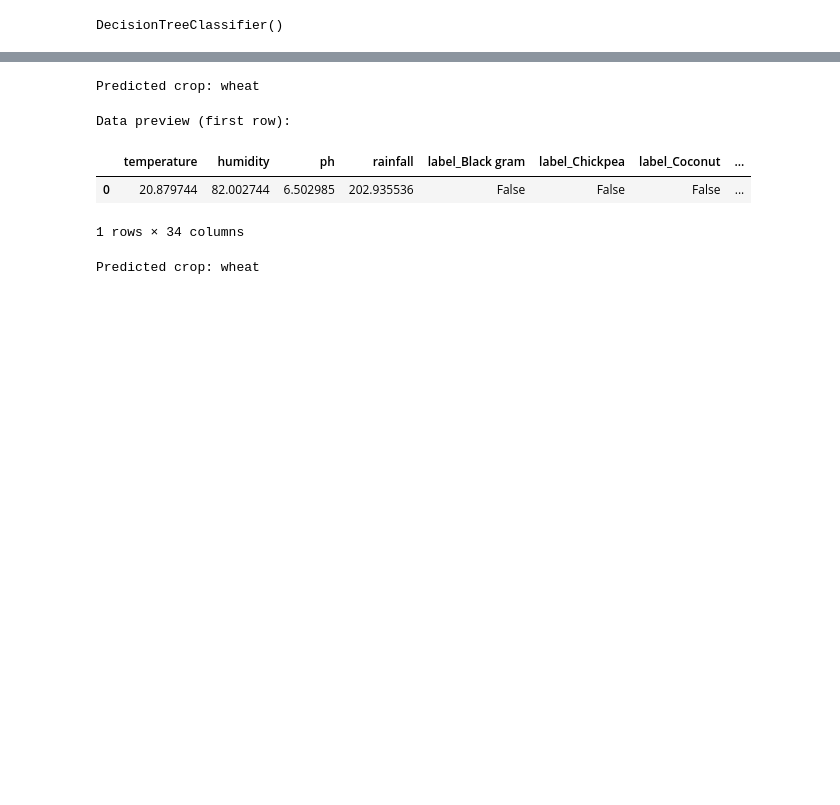
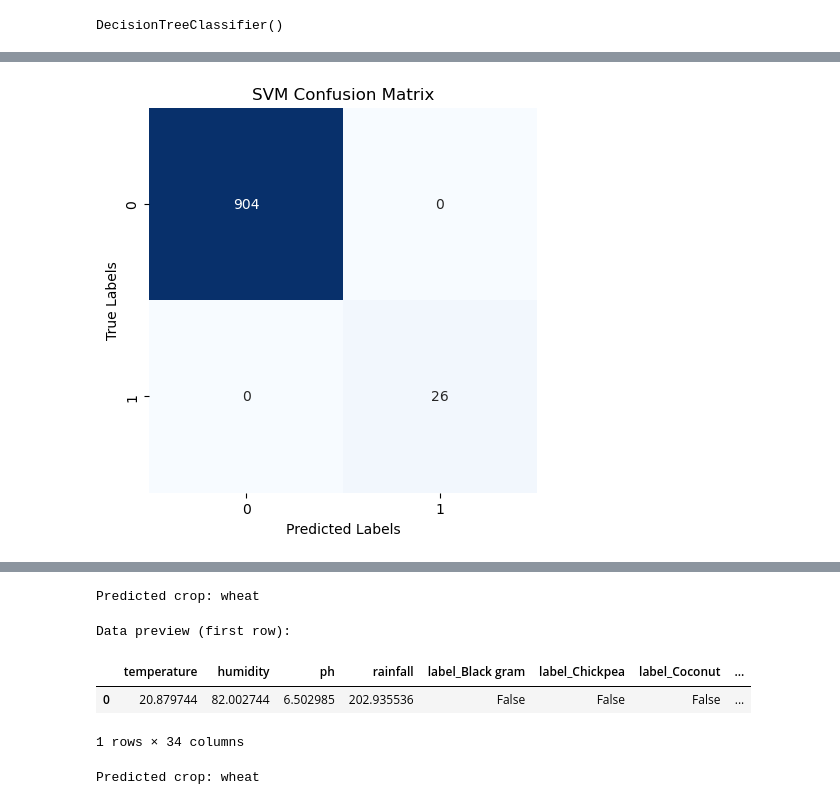
Before and after one commit to siddhant-rajhans/ML_crop-prediction, a Jupyter notebook: cp_simplified.ipynb, the cells around one changed output, grey strips where cells are left out. Drawn from its saved outputs; the diff is of its cells as text; code cells hidden in the pictures; blank space fills up the shorter version.

```diff
--- a/cp_simplified.ipynb
+++ b/cp_simplified.ipynb
@@ -116,0 +159,9 @@ DecisionTreeClassifier()
+# %%
+# Function to display confusion matrix as heatmap
+def plot_confusion_matrix(confusion_matrix, title):
+    plt.figure(figsize=(5, 5))
+    sns.heatmap(confusion_matrix, annot=True, fmt="d", cmap="Blues", cbar=False)
+    plt.xlabel("Predicted Labels")
+    plt.ylabel("True Labels")
+    plt.title(title)
+    plt.show()
@@ -116,0 +190,5 @@ DecisionTreeClassifier()
+# %%
+# Display confusion matrices as heatmaps
+plot_confusion_matrix(svm_cm, "SVM Confusion Matrix")
+# %% [output]
+[figure, added]
```
Also changed, not shown: parts of 9 cells of this notebook, 9 other files.
